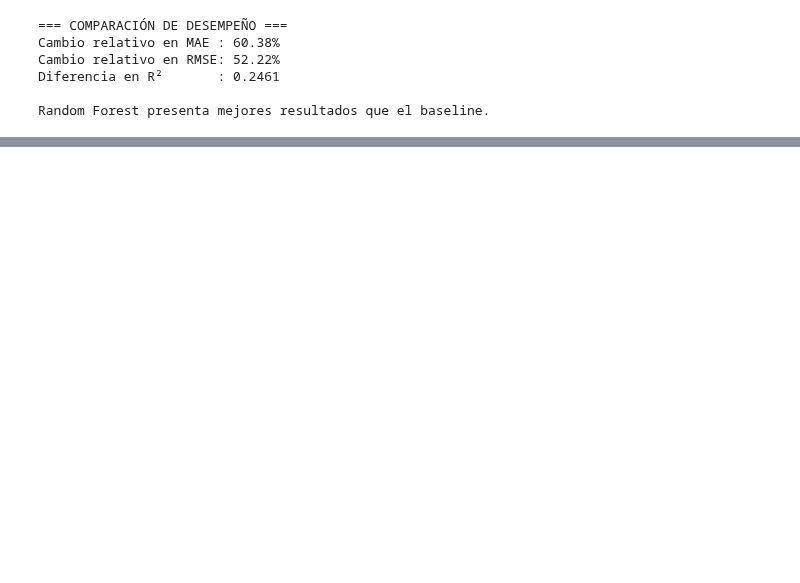
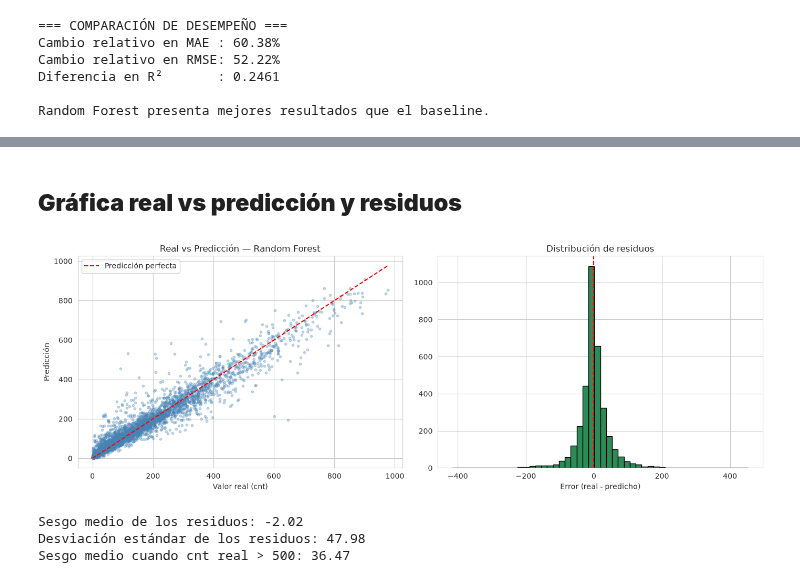
Before and after one commit to santije23/modelos1-price-prediction, a Jupyter notebook: fase-1/notebooks/01_modelo_predictivo.ipynb, the cells around one changed output, grey strips where cells are left out. Drawn from its saved outputs; the diff is of its cells as text; code cells hidden in the pictures; blank space fills up the shorter version.

```diff
--- a/fase-1/notebooks/01_modelo_predictivo.ipynb
+++ b/fase-1/notebooks/01_modelo_predictivo.ipynb
@@ -631,0 +688,32 @@ Al comparar estos resultados con el modelo Ridge utilizado como baseline, se obs
+# %% [markdown]
+## **Gráfica real vs predicción y residuos**
+# %%
+residuos = y_test - y_pred_rf
+
+fig, axes = plt.subplots(1, 2, figsize=(14, 5))
+
+axes[0].scatter(y_test, y_pred_rf, alpha=0.3, s=10, color="steelblue")
+lims = [0, max(y_test.max(), y_pred_rf.max())]
+axes[0].plot(lims, lims, "r--", lw=1.5, label="Predicción perfecta")
+axes[0].set_xlabel("Valor real (cnt)")
+axes[0].set_ylabel("Predicción")
+axes[0].set_title("Real vs Predicción — Random Forest")
+axes[0].legend()
+
+axes[1].hist(residuos, bins=50, color="seagreen", edgecolor="black")
+axes[1].axvline(0, color="red", linestyle="--")
+axes[1].set_title("Distribución de residuos")
+axes[1].set_xlabel("Error (real - predicho)")
+
+plt.tight_layout()
+plt.savefig(FIGURES_DIR / "05_real_vs_prediccion.png", dpi=100, bbox_inches="tight")
+plt.show()
+
+print(f"Sesgo medio de los residuos: {residuos.mean():.2f}")
+print(f"Desviación estándar de los residuos: {residuos.std():.2f}")
+print(f"Sesgo medio cuando cnt real > 500: {residuos[y_test > 500].mean():.2f}")
+# %% [output]
+[figure, added]
+Sesgo medio de los residuos: -2.02
+Desviación estándar de los residuos: 47.98
+Sesgo medio cuando cnt real > 500: 36.47
```
Also changed, not shown: parts of 73 cells of this notebook, 9 other files.
